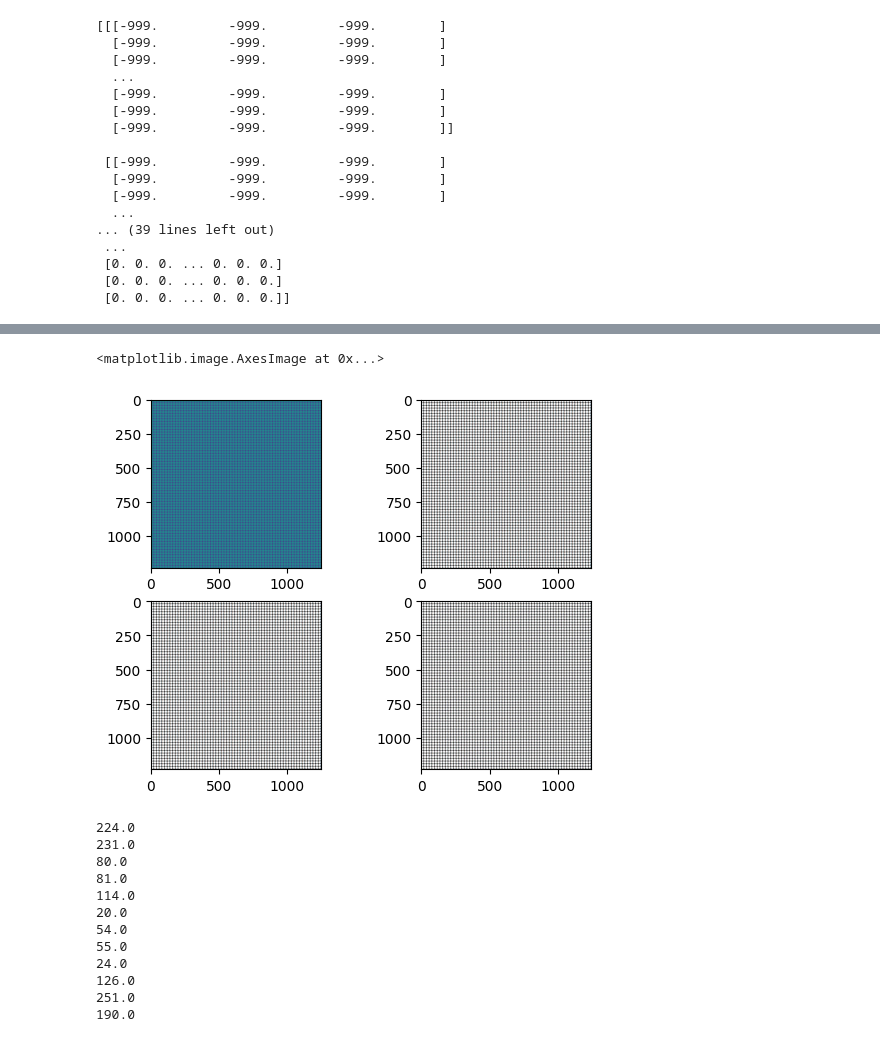
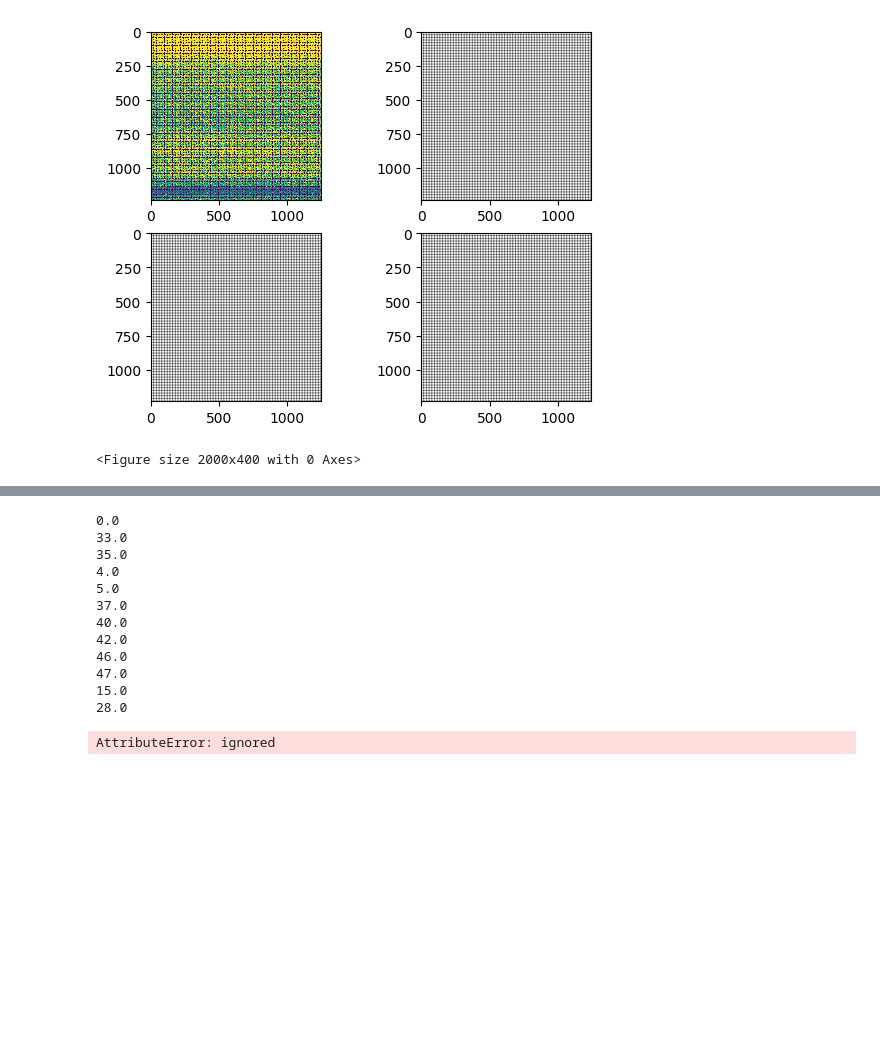
Before and after one commit to ma850419/FlexibleNet, a Jupyter notebook: Welcome_To_Colaboratory.ipynb, the cells around one changed output, grey strips where cells are left out. Saved outputs shown, nothing was run; the diff lists cells and outputs as text; code cells hidden in the pictures; blank space fills up the shorter version.

```diff
--- a/Welcome_To_Colaboratory.ipynb
+++ b/Welcome_To_Colaboratory.ipynb
@@ -41,13 +21,20 @@ import statistics
 from minisom import MiniSom
 mine=np.zeros((1231*1245,63))
 pixels2=np.zeros((1231*1245,63))
+pixels3=np.zeros((1231*1245,63))
 som_clustered=np.zeros((1231*1245,63))
-som = MiniSom(3, 4, 63, sigma=0.5,learning_rate=0.1, neighborhood_function='gaussian')
+som = MiniSom(4, 4, 63, sigma=0.5,learning_rate=0.1, neighborhood_function='gaussian')
 #mine=zeros((512*512,4))
 #pixels2=zeros((600,512*512,4))
 #som_clustered=zeros((600,512*512,1))
 #for i in range(600):
 pixels2= image.reshape(1231*1245,63)
+pixels3 = pixels2 != -999
+pixels2 = abs(pixels2)*pixels3/300.0
+#print( pixels2.min())
+#print(me)
+#print(pixels2[100000:100100,:])
+#print(me)
 som.random_weights_init(pixels2)
 starting_weights = som.get_weights().copy()  # saving the starting weights
 som.train(pixels2, 5000, random_order=False, verbose=True)
@@ -61,11 +48,13 @@ for j, q in enumerate(qnt):  # place the quantized values into a new image
     #print(sn)
     #print(me)
 
-       # print(q,(mean(q)*6).astype(np.uint8))
-        #print(me)
+  #print(q,(mean(q)*6).astype(np.uint8))
+  #print(me)
   clustered[sn] = q[:] #(max(q)*6).astype(np.uint8)
-  clustered1[sn] = (statistics.mean(q)*12).astype(np.uint8)
-  print(clustered1[sn])
+  #print((round(q[:].max()*16*300.0)))
+  #print(me)
+  clustered1[sn] = (round(q[:].max()*255.0))#.astype(np.uint8) #statistics.mean(q)
+ # print(clustered1[sn])
         #print(clustered.shape)
 #mine= np.append(mine,clustered,axis=0)#,axis=0)
    # print(clustered1)
@@ -100,18 +71,23 @@ clustered3 = np.zeros((1231,1245,3))
 clustered3[:,:,0]=image1[:,:,60]
 clustered3[:,:,1]=image1[:,:,35]
 clustered3[:,:,2]=image1[:,:,20]
-print(clustered3, clustered2)
+#print(clustered3, clustered2)
 clustered2 = clustered1.reshape(1231,1245)
 f, axarr = plt.subplots(2,2)
-axarr[0,0].imshow(clustered2)
+plt.figure(figsize = (20,4))
+axarr[0,0].imshow(clustered2,interpolation='nearest')
+#plt.show()
 axarr[0,1].imshow(clustered3)
+#plt.show()
 clustered3[:,:,0]=image1[:,:,50]
 clustered3[:,:,1]=image1[:,:,30]
 clustered3[:,:,2]=image1[:,:,15]
 axarr[1,0].imshow(clustered3)
+#plt.show()
 clustered3[:,:,0]=image1[:,:,30]
 clustered3[:,:,1]=image1[:,:,20]
 clustered3[:,:,2]=image1[:,:,10]
 axarr[1,1].imshow(clustered3)
+plt.show()
 # %% [output]
 WARNING:matplotlib.image:Clipping input data to the valid range for imshow with RGB data ([0..1] for floats or [0..255] for integers).
@@ -118,17 +96,2 @@ WARNING:matplotlib.image:Clipping input data to the valid range for imshow with
+[figure, new version]
-[[[-999.         -999.         -999.        ]
-  [-999.         -999.         -999.        ]
-  [-999.         -999.         -999.        ]
-  ...
-  [-999.         -999.         -999.        ]
-  [-999.         -999.         -999.        ]
-  [-999.         -999.         -999.        ]]
-
- [[-999.         -999.         -999.        ]
-  [-999.         -999.         -999.        ]
-  [-999.         -999.         -999.        ]
-  ...
-... (39 lines left out)
- ...
- [0. 0. 0. ... 0. 0. 0.]
- [0. 0. 0. ... 0. 0. 0.]
- [0. 0. 0. ... 0. 0. 0.]]
+<Figure size 2000x400 with 0 Axes>
@@ -137,5 +98,3 @@ WARNING:matplotlib.image:Clipping input data to the valid range for imshow with
-<matplotlib.image.AxesImage at 0x...>
-[figure, old version]
 # %%
 def unique(list1):
 
@@ -150,16 +109,18 @@ list1=[]
 list1= np.append(list1,clustered1)
 #list1=clustered1.tolist()
 unique(list1)
+clustered2.show()
 # %% [output]
-224.0
-231.0
-80.0
-81.0
-114.0
-20.0
-54.0
-55.0
-24.0
-126.0
-251.0
-190.0
+0.0
+33.0
+35.0
+4.0
+5.0
+37.0
+40.0
+42.0
+46.0
+47.0
+15.0
+28.0
+AttributeError: ignored
```
Also changed, not shown: parts of 5 cells of this notebook.
